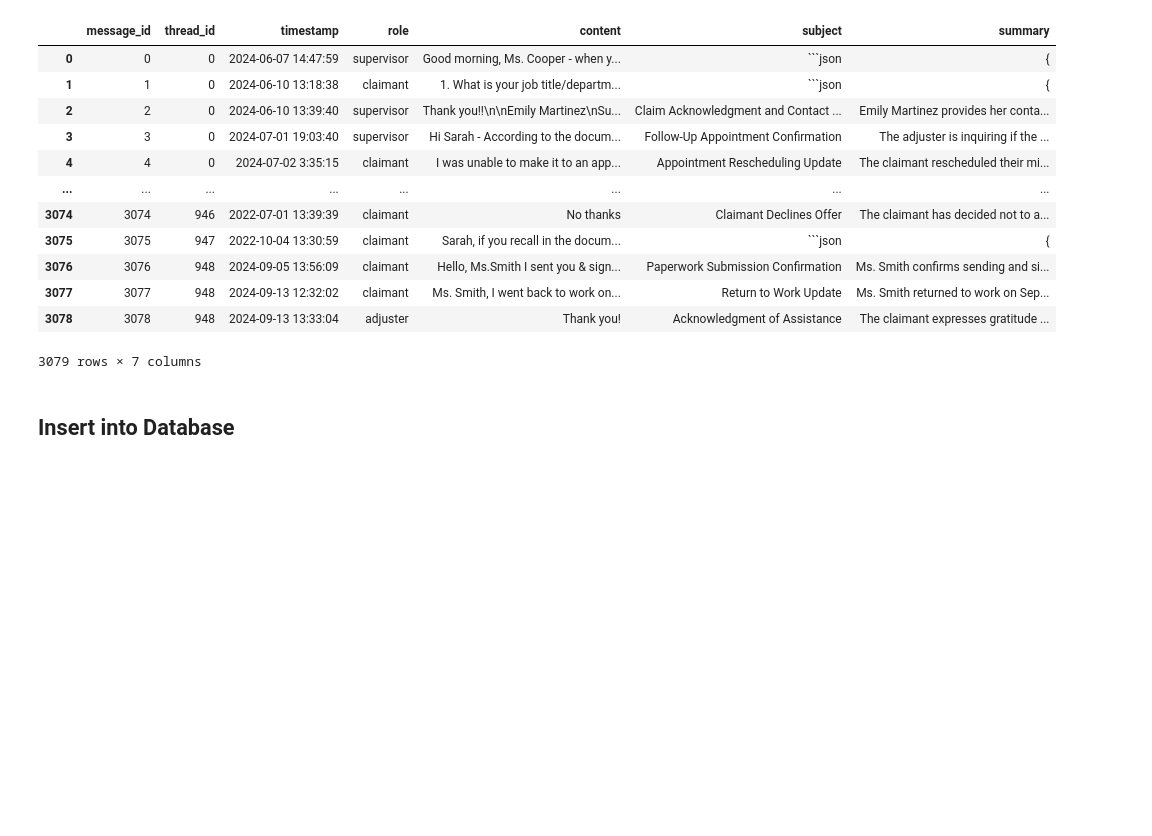
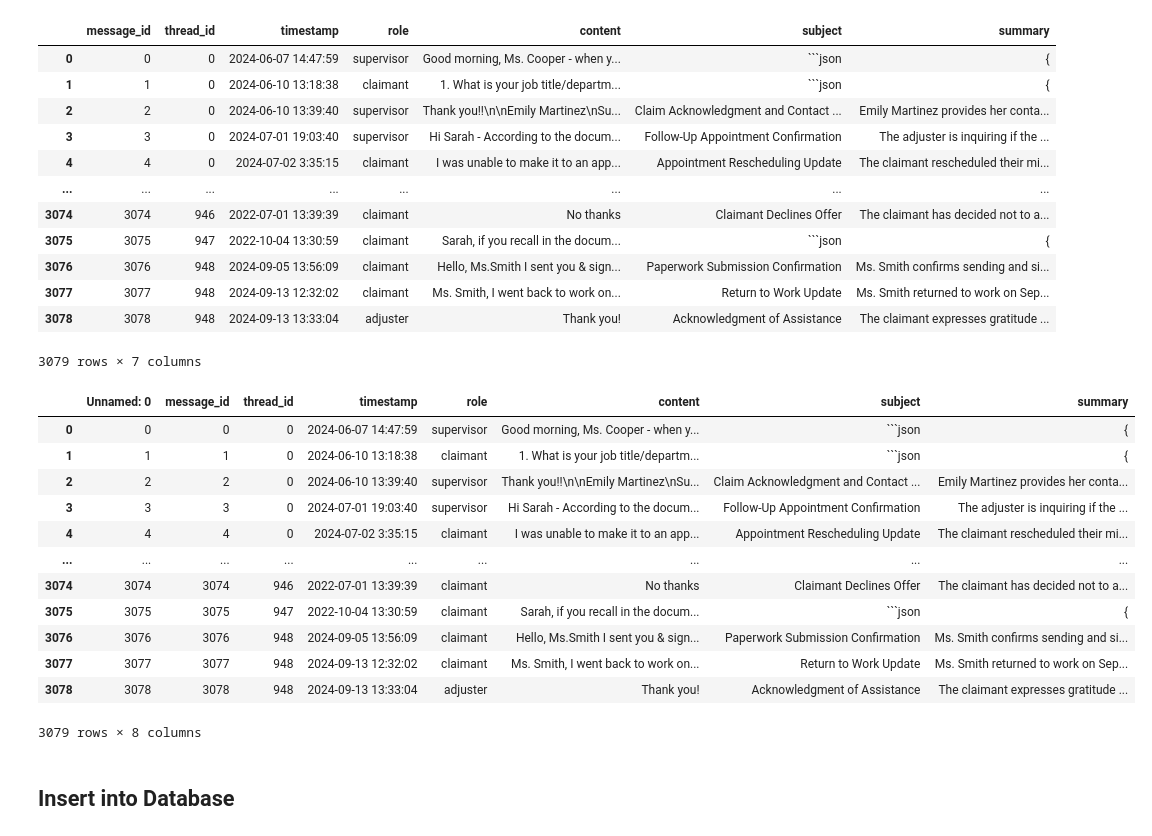
Before and after one commit to vanikanoria/Claims-Messages-to-Routing-System, a Jupyter notebook: get_summary_and_subject.ipynb, the cells around one changed output. Saved outputs shown, nothing was run; the diff lists cells and outputs as text; code cells hidden in the pictures; blank space fills up the shorter version.

````diff
--- a/get_summary_and_subject.ipynb
+++ b/get_summary_and_subject.ipynb
@@ -188,6 +188,22 @@ messages
 3079 rows × 7 columns
 # %%
 messages.to_csv('all_messages_with_subject_and_summary.csv')
+# %%
+messages
+# %% [output]
+|  | Unnamed: 0 | message_id | thread_id | timestamp | role | content | subject | summary |
+| 0 | 0 | 0 | 0 | 2024-06-07 14:47:59 | supervisor | Good morning, Ms. Cooper - when y... | ```json | { |
+| 1 | 1 | 1 | 0 | 2024-06-10 13:18:38 | claimant | 1. What is your job title/departm... | ```json | { |
+| 2 | 2 | 2 | 0 | 2024-06-10 13:39:40 | supervisor | Thank you!!\n\nEmily Martinez\nSu... | Claim Acknowledgment and Contact ... | Emily Martinez provides her conta... |
+| 3 | 3 | 3 | 0 | 2024-07-01 19:03:40 | supervisor | Hi Sarah - According to the docum... | Follow-Up Appointment Confirmation | The adjuster is inquiring if the ... |
+| 4 | 4 | 4 | 0 | 2024-07-02 3:35:15 | claimant | I was unable to make it to an app... | Appointment Rescheduling Update | The claimant rescheduled their mi... |
+| ... | ... | ... | ... | ... | ... | ... | ... | ... |
+| 3074 | 3074 | 3074 | 946 | 2022-07-01 13:39:39 | claimant | No thanks | Claimant Declines Offer | The claimant has decided not to a... |
+| 3075 | 3075 | 3075 | 947 | 2022-10-04 13:30:59 | claimant | Sarah, if you recall in the docum... | ```json | { |
+| 3076 | 3076 | 3076 | 948 | 2024-09-05 13:56:09 | claimant | Hello, Ms.Smith I sent you & sign... | Paperwork Submission Confirmation | Ms. Smith confirms sending and si... |
+| 3077 | 3077 | 3077 | 948 | 2024-09-13 12:32:02 | claimant | Ms. Smith, I went back to work on... | Return to Work Update | Ms. Smith returned to work on Sep... |
+| 3078 | 3078 | 3078 | 948 | 2024-09-13 13:33:04 | adjuster | Thank you! | Acknowledgment of Assistance | The claimant expresses gratitude ... |
+3079 rows × 8 columns
 # %% [markdown]
 ## Insert into Database
 # %%
````
Also changed, not shown: parts of 2 cells of this notebook, 2 other files.
